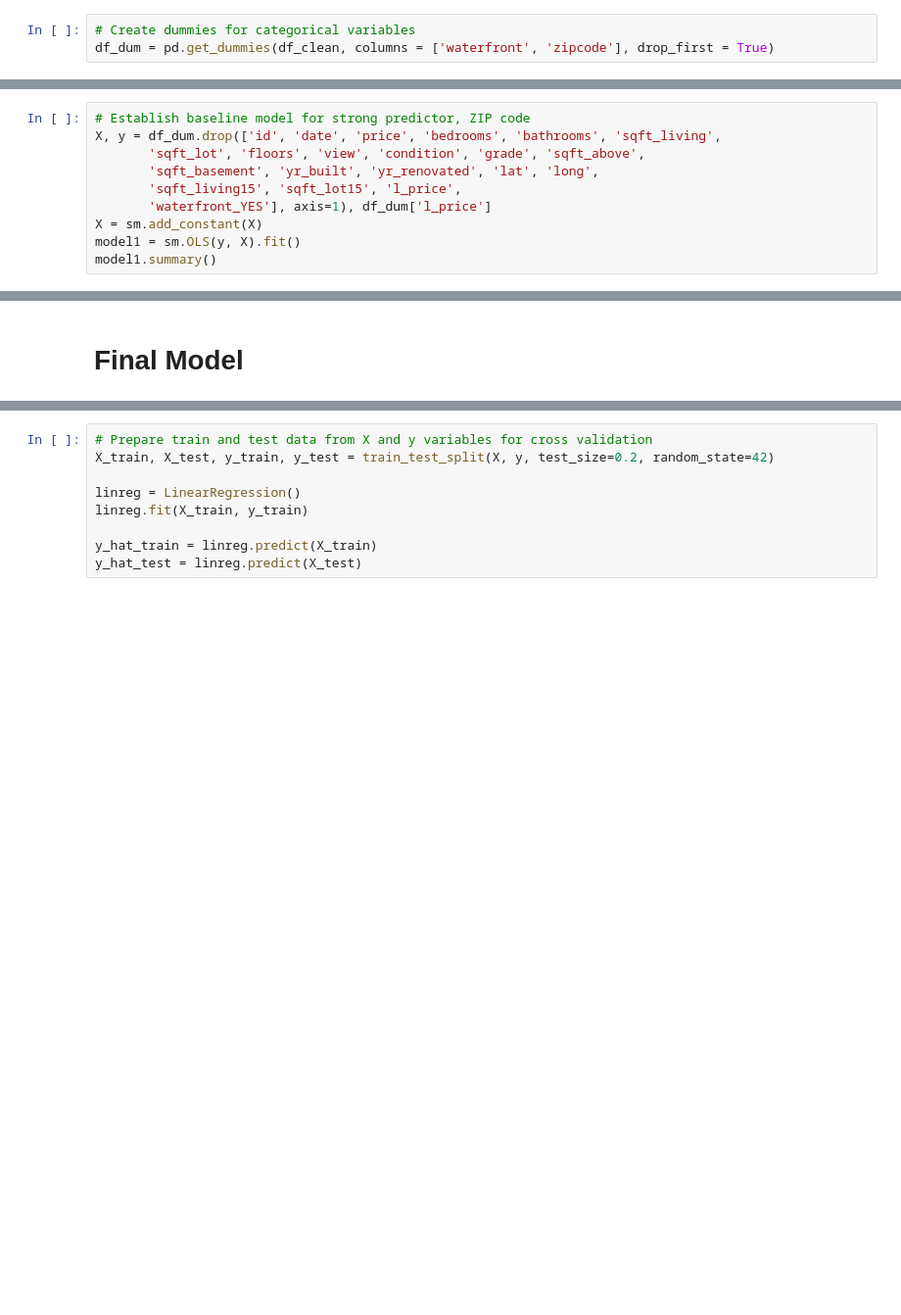
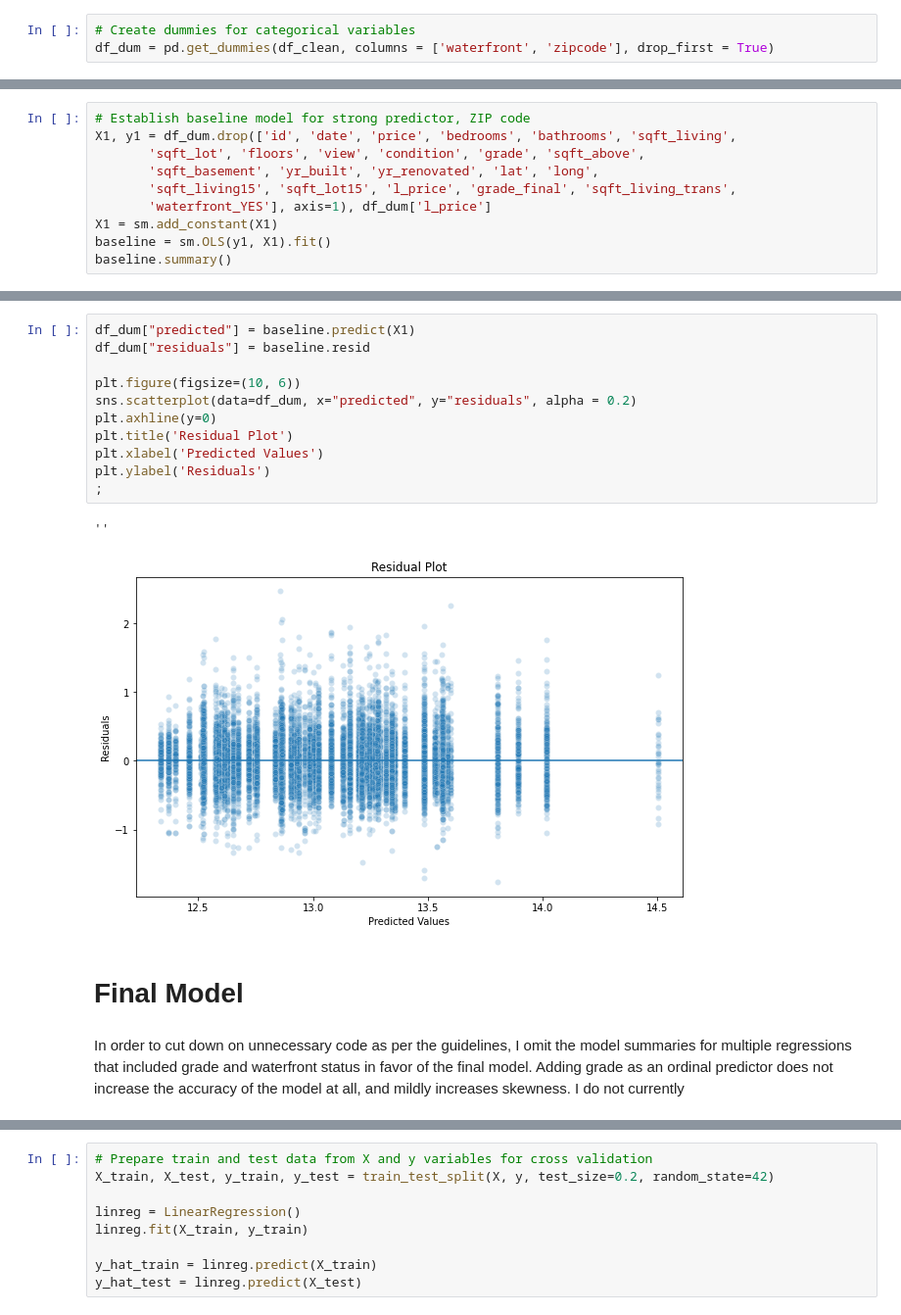
Before and after one commit to Krispy3/KingCountySales, a Jupyter notebook: KCSales.ipynb, the cells around one changed output, grey strips where cells are left out. Shown: that part at 98% size. Drawn from its saved outputs; the diff is of its cells as text; blank space fills up the shorter version.

Commit message:
finalized notebook

```diff
--- a/KCSales.ipynb
+++ b/KCSales.ipynb
@@ -147,11 +150 @@ Index(['id', 'date', 'price', 'bedrooms', 'bathrooms', 'sqft_living',
       dtype='object')
-# %%
-# Establish baseline model for strong predictor, ZIP code
-X, y = df_dum.drop(['id', 'date', 'price', 'bedrooms', 'bathrooms', 'sqft_living',
-       'sqft_lot', 'floors', 'view', 'condition', 'grade', 'sqft_above',
-       'sqft_basement', 'yr_built', 'yr_renovated', 'lat', 'long',
-       'sqft_living15', 'sqft_lot15', 'l_price',
-       'waterfront_YES'], axis=1), df_dum['l_price']
-X = sm.add_constant(X)
-model1 = sm.OLS(y, X).fit()
-model1.summary()
@@ -190,0 +151,10 @@ Notes:
+# %%
+# Establish baseline model for strong predictor, ZIP code
+X1, y1 = df_dum.drop(['id', 'date', 'price', 'bedrooms', 'bathrooms', 'sqft_living',
+       'sqft_lot', 'floors', 'view', 'condition', 'grade', 'sqft_above',
+       'sqft_basement', 'yr_built', 'yr_renovated', 'lat', 'long',
+       'sqft_living15', 'sqft_lot15', 'l_price', 'grade_final', 'sqft_living_trans',
+       'waterfront_YES'], axis=1), df_dum['l_price']
+X1 = sm.add_constant(X1)
+baseline = sm.OLS(y1, X1).fit()
+baseline.summary()
@@ -191,5 +215,21 @@ Notes:
+# %%
+df_dum["predicted"] = baseline.predict(X1)
+df_dum["residuals"] = baseline.resid
+
+plt.figure(figsize=(10, 6))
+sns.scatterplot(data=df_dum, x="predicted", y="residuals", alpha = 0.2)
+plt.axhline(y=0)
+plt.title('Residual Plot')
+plt.xlabel('Predicted Values')
+plt.ylabel('Residuals')
+;
+# %% [output]
+''
+[figure, added]
 # %% [markdown]
 # Final Model
+# %% [markdown]
+In order to cut down on unnecessary code as per the guidelines, I omit the model summaries for multiple regressions that included grade and waterfront status in favor of the final model. Adding grade as an ordinal predictor does not increase the accuracy of the model at all, and mildly increases skewness. I do not currently
 # %%
 # Assign final predictors and dependent variable
 X, y = df_dum.drop(['id', 'date', 'price', 'bedrooms', 'bathrooms',
```
Also changed, not shown: parts of 18 cells of this notebook.
